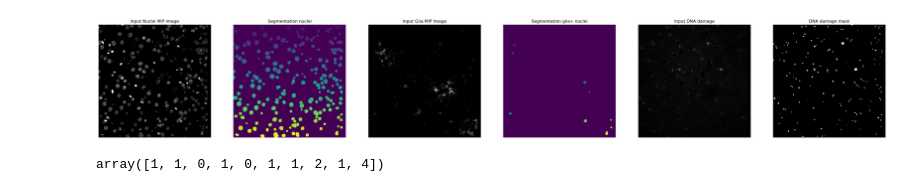
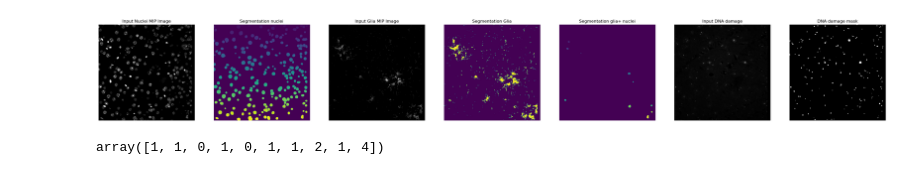
Before and after one commit to adiezsanchez/microglia_dna_damage, a Jupyter notebook: 3_sample_image_display.ipynb, the cells around one changed output. Saved outputs shown, nothing was run; the diff lists cells and outputs as text; code cells hidden in the pictures.

```diff
--- a/3_sample_image_display.ipynb
+++ b/3_sample_image_display.ipynb
@@ -189,39 +189,44 @@ df
 # %%
 # Visualize the original image and segmentation nuclei_masks
 plt.figure(figsize=(40, 40))
-plt.subplot(1, 6, 1)
+plt.subplot(1, 7, 1)
 plt.imshow(nuclei_mip, cmap='gray')
 plt.title('Input Nuclei MIP Image')
 plt.axis("off")
 
-plt.subplot(1, 6, 2)
+plt.subplot(1, 7, 2)
 plt.imshow(eroded_nuclei_masks, cmap='viridis')
 plt.title('Segmentation nuclei')
 plt.axis("off")
 
-plt.subplot(1, 6, 3)
+plt.subplot(1, 7, 3)
 plt.imshow(microglia_mip, cmap='gray')
 plt.title('Input Glia MIP Image')
 plt.axis("off")
 
-plt.subplot(1, 6, 4)
+plt.subplot(1, 7, 4)
+plt.imshow(above_threshold_indices, cmap='viridis')
+plt.title('Segmentation Glia')
+plt.axis("off")
+
+plt.subplot(1, 7, 5)
 plt.imshow(eroded_glia_pos_nuclei, cmap='viridis')
 plt.title('Segmentation glia+ nuclei')
 plt.axis("off")
 
-plt.subplot(1, 6, 5)
+plt.subplot(1, 7, 6)
 plt.imshow(dna_damage_mip, cmap='gray')
 plt.title('Input DNA damage')
 plt.axis("off")
 
-plt.subplot(1, 6, 6)
+plt.subplot(1, 7, 7)
 plt.imshow(dilated_dna_damage, cmap='gray')
 plt.title('DNA damage mask')
 plt.axis("off")
 
 plt.show()
 
 particles_in_glia_nuclei
 # %% [output]
-[figure, old version]
+[figure, new version]
 array([1, 1, 0, 1, 0, 1, 1, 2, 1, 4])
```
Also changed, not shown: 1 other file.
